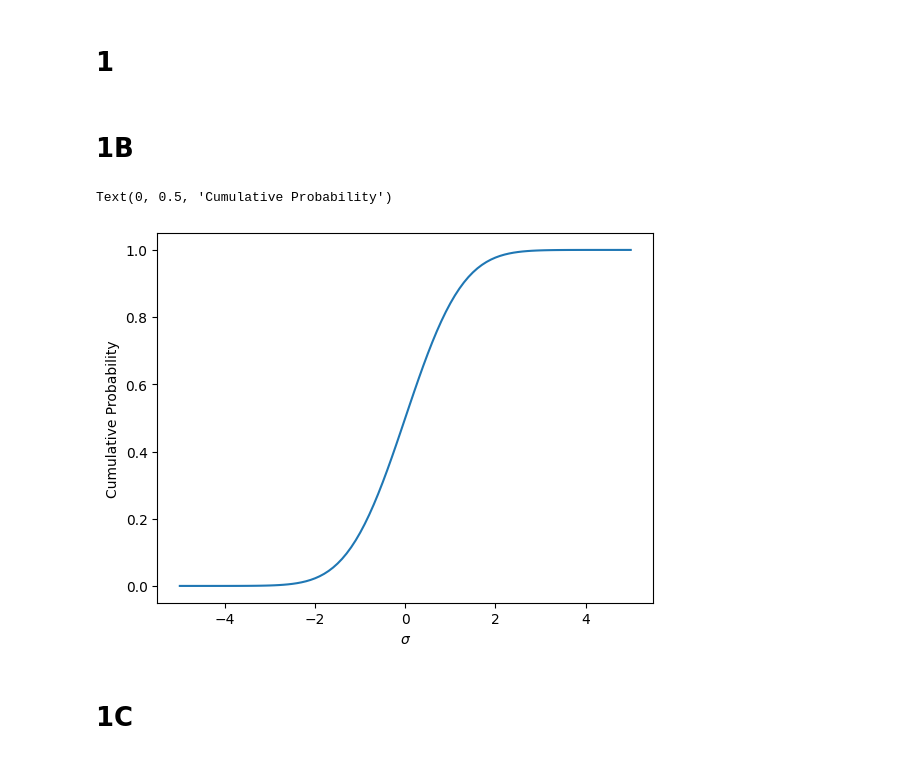
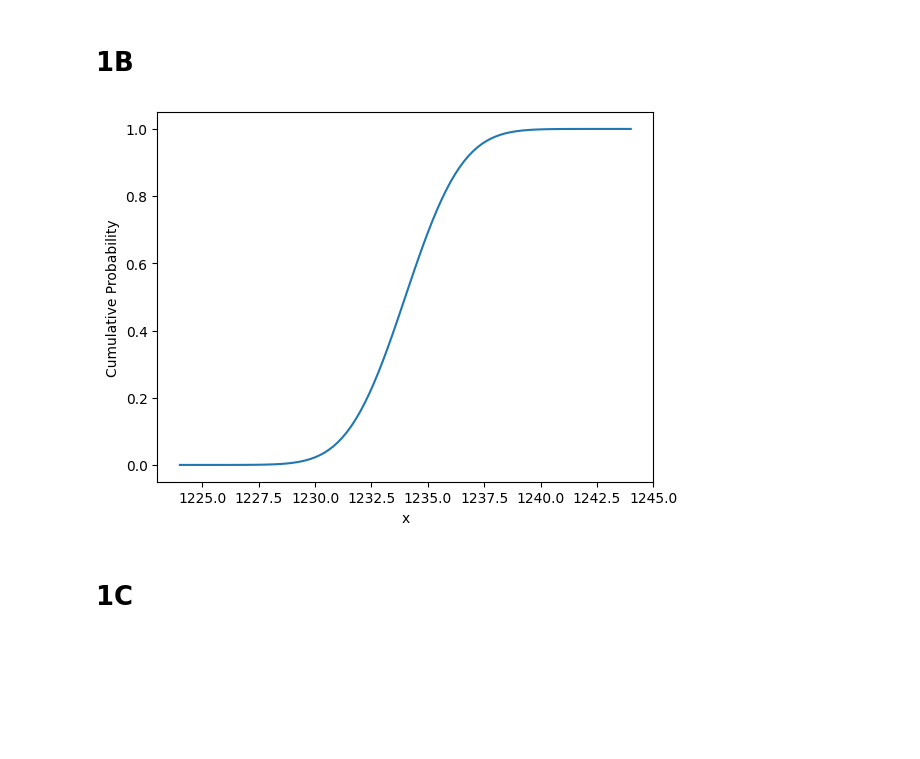
Before and after one commit to Tata-Lim/PHYS-434-Lab, a Jupyter notebook: LAB1.ipynb, the cells around one changed output. Saved outputs shown, nothing was run; the diff lists cells and outputs as text; code cells hidden in the pictures; blank space fills up the shorter version.

```diff
--- a/LAB1.ipynb
+++ b/LAB1.ipynb
@@ -1,5 +1,3 @@
-# %% [markdown]
-# 1
 # %%
 import numpy as np
 import scipy.stats as stats
@@ -9,19 +8,18 @@ import matplotlib.pyplot as plt
 # %%
 results=[]
 mid=1234
 std=2
-sigmas=np.linspace(-5,5,101)
-xlist=[mid+std*i for i in sigmas]
+sp=np.linspace(-5,5,101)
+xlist=[mid+std*i for i in sp]
 for x in xlist:
     result=stats.norm.cdf(x,loc=mid,scale=std)
     results.append(result)
 fig,ax=plt.subplots(1,1)
-ax.plot(sigmas,results) #sigma vs cdf plot
-ax.set_xlabel(r"$\sigma$")
-ax.set_ylabel("Cumulative Probability")
+ax.plot(xlist,results); #sigma vs cdf plot
+ax.set_xlabel("x");
+ax.set_ylabel("Cumulative Probability");
 # %% [output]
-Text(0, 0.5, 'Cumulative Probability')
-[figure, old version]
+[figure, new version]
 # %% [markdown]
 # 1C
 # %%
```
Also changed, not shown: parts of 14 cells of this notebook.
